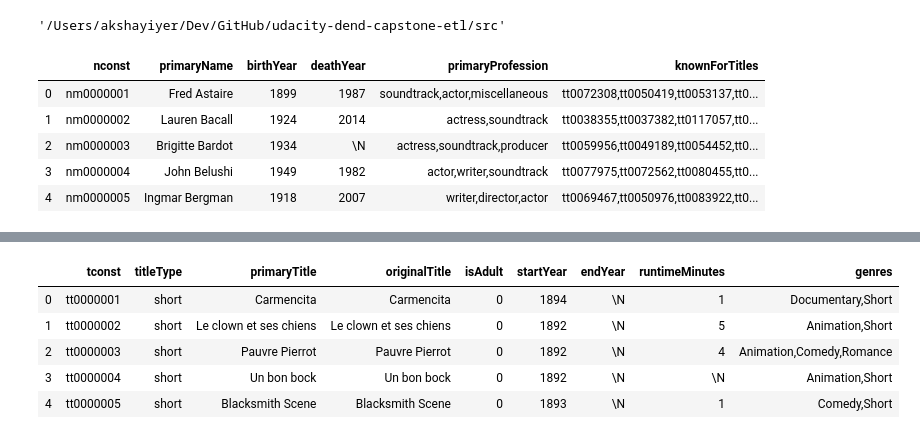
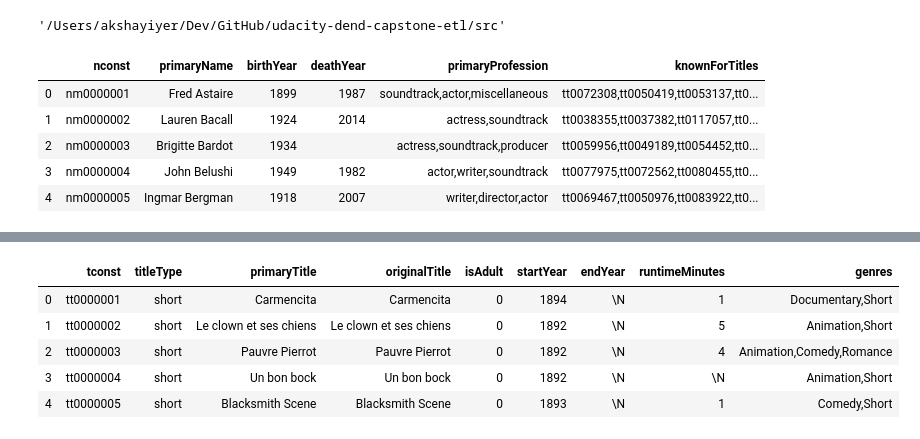
Before and after one commit to aiyer16/udacity-dend-capstone-etl, a Jupyter notebook: src/etl_scratch_notebook.ipynb, the cells around one changed output, grey strips where cells are left out. Saved outputs shown, nothing was run; the diff lists cells and outputs as text; code cells hidden in the pictures.

```diff
--- a/src/etl_scratch_notebook.ipynb
+++ b/src/etl_scratch_notebook.ipynb
@@ -27,11 +29,12 @@ data = dict()
 for file in files_list:
     data[file] = pd.read_csv(temp_filepath+'/'+file, sep = '\t', nrows=100, compression='gzip',error_bad_lines=False)
 # %%
+data['name.basics.tsv.gz']['deathYear'] = data['name.basics.tsv.gz']['deathYear'].replace('\\N','')
 data['name.basics.tsv.gz'].head()
 # %% [output]
 |  | nconst | primaryName | birthYear | deathYear | primaryProfession | knownForTitles |
 | 0 | nm0000001 | Fred Astaire | 1899 | 1987 | soundtrack,actor,miscellaneous | tt0072308,tt0050419,tt0053137,tt0... |
 | 1 | nm0000002 | Lauren Bacall | 1924 | 2014 | actress,soundtrack | tt0038355,tt0037382,tt0117057,tt0... |
-| 2 | nm0000003 | Brigitte Bardot | 1934 | \N | actress,soundtrack,producer | tt0059956,tt0049189,tt0054452,tt0... |
+| 2 | nm0000003 | Brigitte Bardot | 1934 |  | actress,soundtrack,producer | tt0059956,tt0049189,tt0054452,tt0... |
 | 3 | nm0000004 | John Belushi | 1949 | 1982 | actor,writer,soundtrack | tt0077975,tt0072562,tt0080455,tt0... |
 | 4 | nm0000005 | Ingmar Bergman | 1918 | 2007 | writer,director,actor | tt0069467,tt0050976,tt0083922,tt0... |
```
Also changed, not shown: parts of 13 cells of this notebook, 1 other file.
